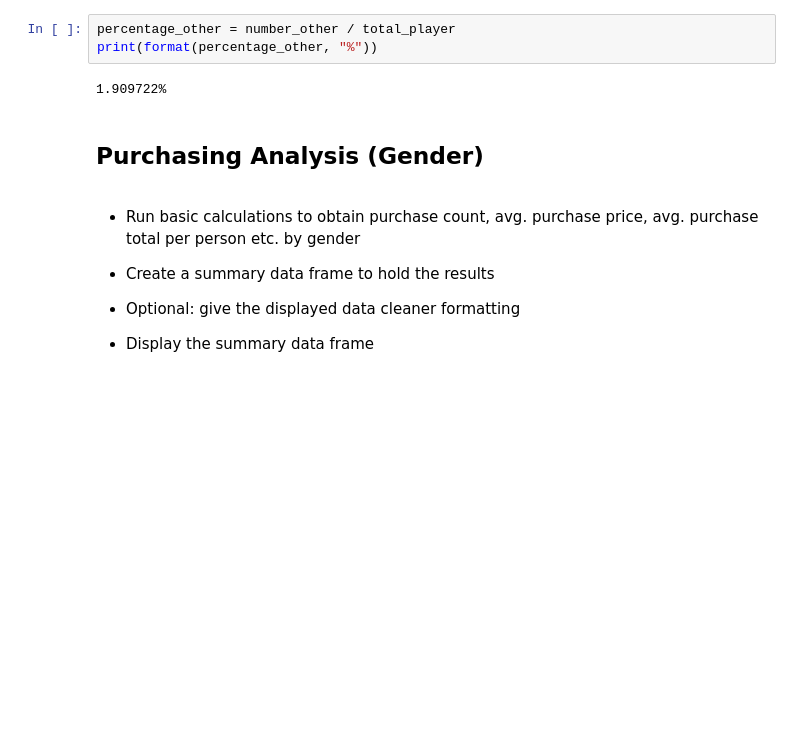
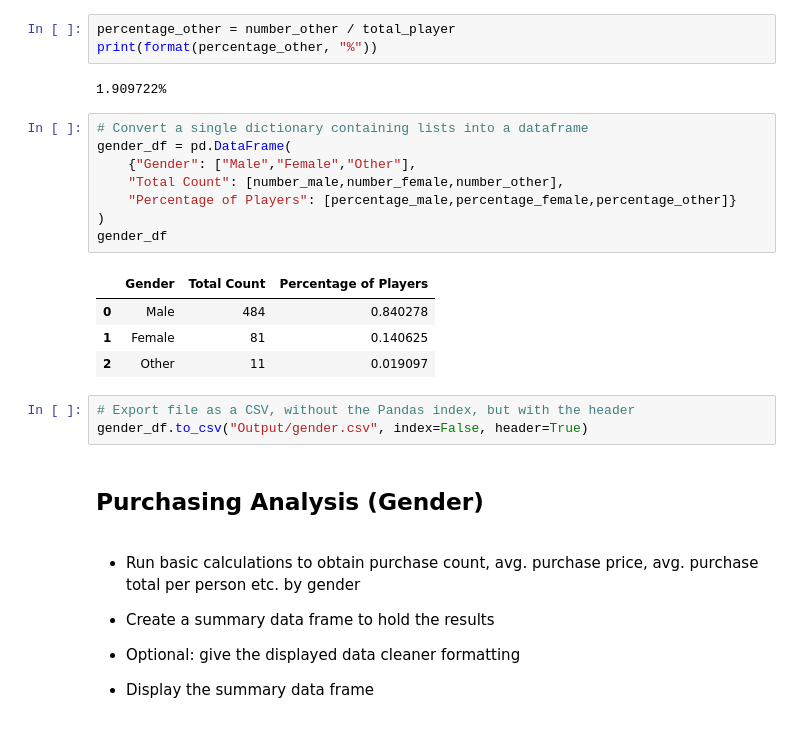
Before and after one commit to AndrewHLau/Pandas-HW, a Jupyter notebook: 04-Pandas/Instructions/HeroesOfPymoli/HeroesOfPymoli_starter.ipynb, the cells around one changed output. Drawn from its saved outputs; the diff is of its cells as text; blank space fills up the shorter version.

Commit message:
Added CSV outputs

```diff
--- a/04-Pandas/Instructions/HeroesOfPymoli/HeroesOfPymoli_starter.ipynb
+++ b/04-Pandas/Instructions/HeroesOfPymoli/HeroesOfPymoli_starter.ipynb
@@ -153,6 +181,22 @@ percentage_other = number_other / total_player
 print(format(percentage_other, "%"))
 # %% [output]
 1.909722%
+# %%
+# Convert a single dictionary containing lists into a dataframe
+gender_df = pd.DataFrame(
+    {"Gender": ["Male","Female","Other"],
+    "Total Count": [number_male,number_female,number_other],
+    "Percentage of Players": [percentage_male,percentage_female,percentage_other]}
+)
+gender_df
+# %% [output]
+|  | Gender | Total Count | Percentage of Players |
+| 0 | Male | 484 | 0.840278 |
+| 1 | Female | 81 | 0.140625 |
+| 2 | Other | 11 | 0.019097 |
+# %%
+# Export file as a CSV, without the Pandas index, but with the header
+gender_df.to_csv("Output/gender.csv", index=False, header=True)
 # %% [markdown]
 
 ## Purchasing Analysis (Gender)
```
Also changed, not shown: parts of 17 cells of this notebook, 7 other files.
